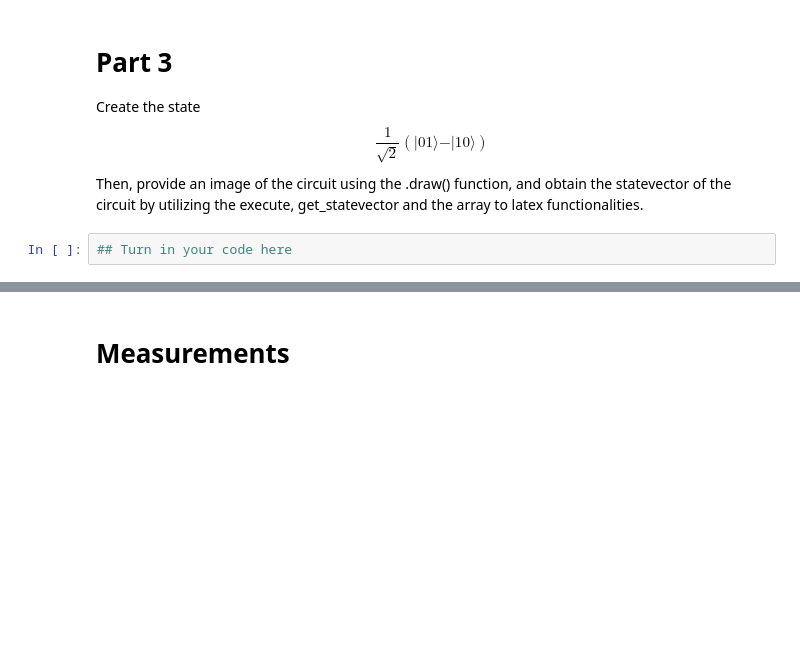
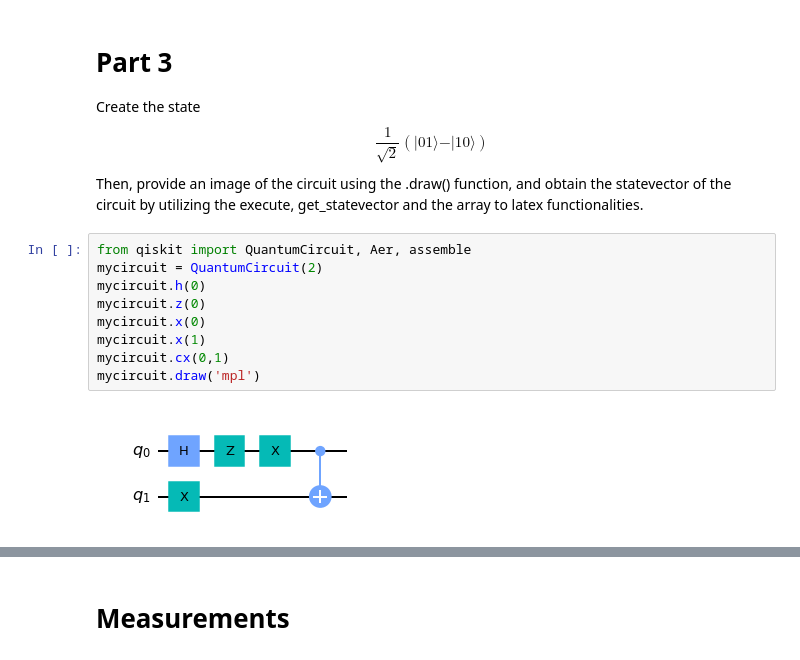
Before and after one commit to amandasutrisno/twqs-101, a Jupyter notebook: quantum-teleportation-lab.ipynb, the cells around one changed output, grey strips where cells are left out. Cells and saved outputs as stored; diff of their text form; blank space fills up the shorter version.

```diff
--- a/quantum-teleportation-lab.ipynb
+++ b/quantum-teleportation-lab.ipynb
@@ -170,5 +271,14 @@ Can you create the state $$\frac{1}{\sqrt{2}}\left(\vert01\rangle + \vert10\rang
 # Part 3
 
 Create the state $$\frac{1}{\sqrt{2}}\left(\vert01\rangle - \vert10\rangle\right)$$ Then, provide an image of the circuit using the .draw() function, and obtain the statevector of the circuit by utilizing the execute, get_statevector and the array to latex functionalities.
-# %%
-## Turn in your code here
+# %%
+from qiskit import QuantumCircuit, Aer, assemble
+mycircuit = QuantumCircuit(2)
+mycircuit.h(0)
+mycircuit.z(0)
+mycircuit.x(0)
+mycircuit.x(1)
+mycircuit.cx(0,1)
+mycircuit.draw('mpl')
+# %% [output]
+[figure, added]
```
Also changed, not shown: parts of 31 cells of this notebook.
